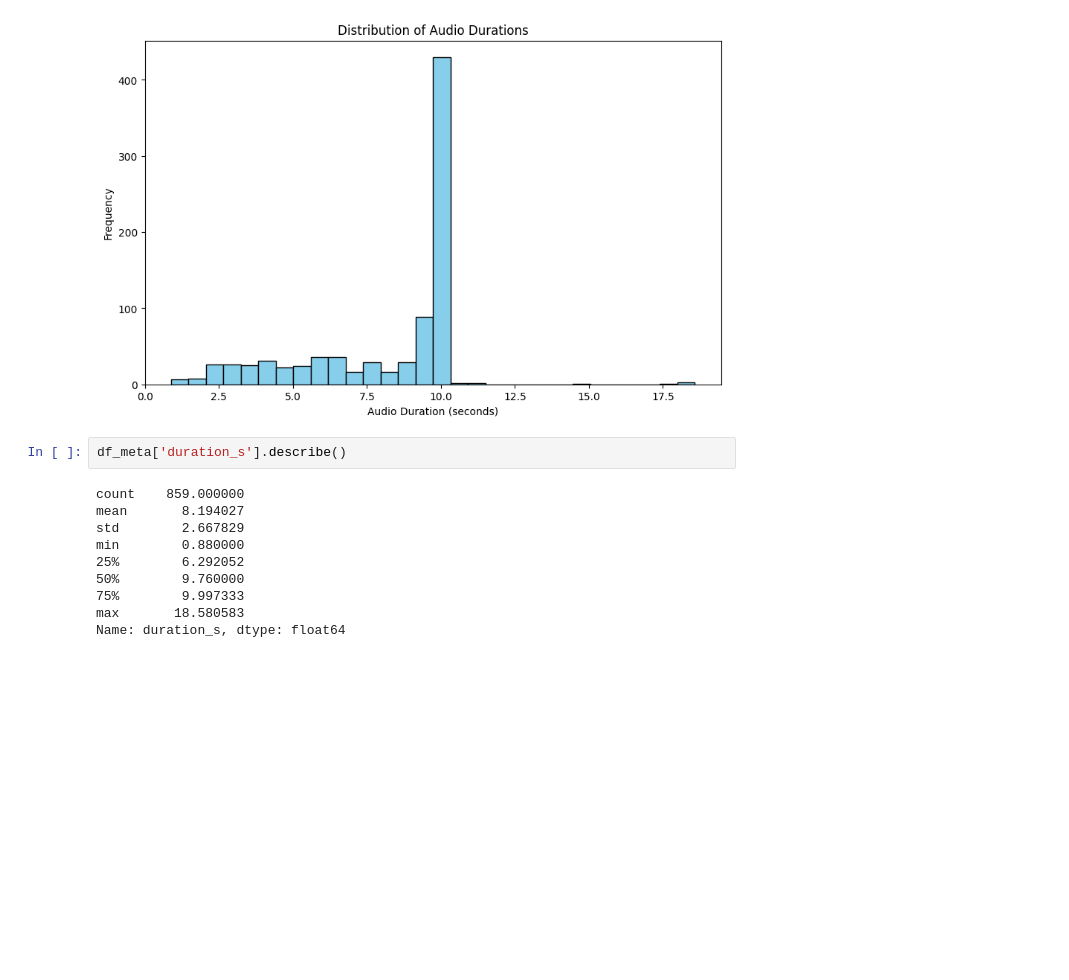
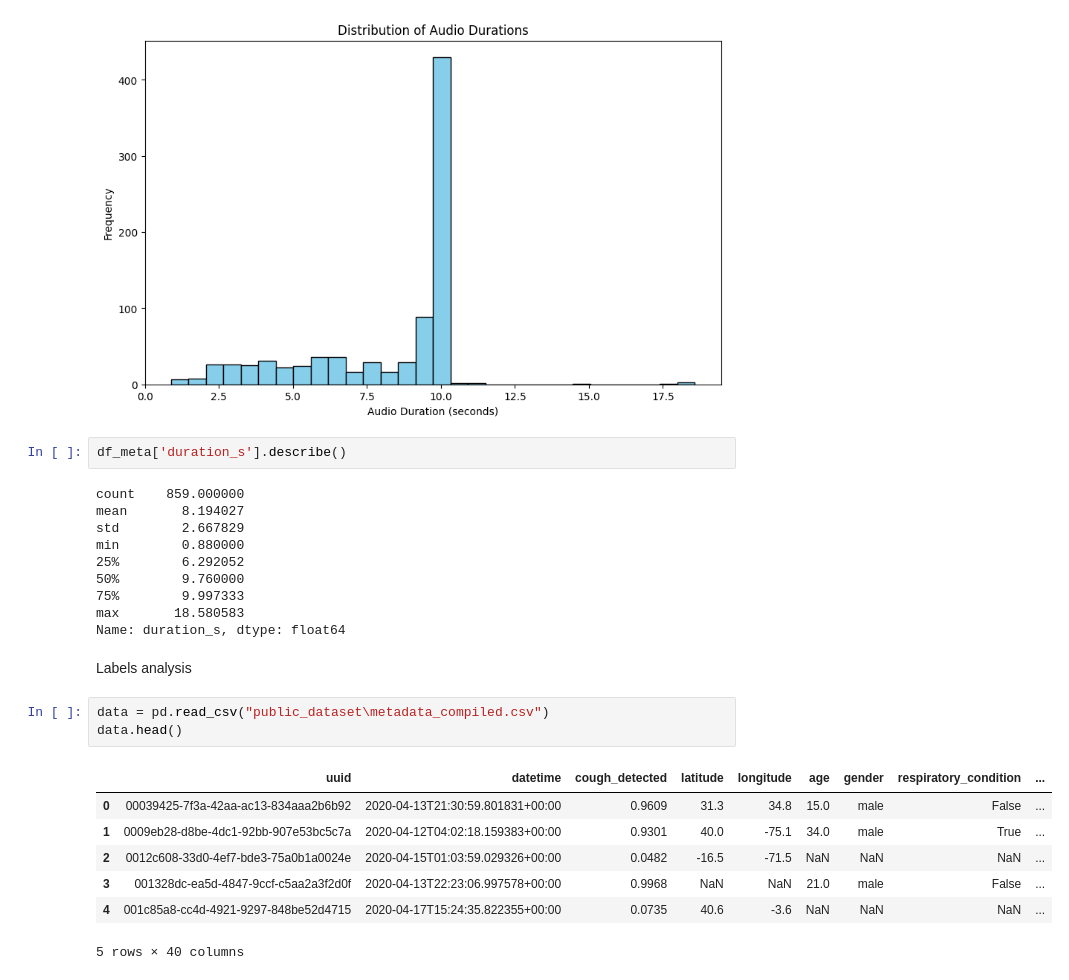
Before and after one commit to jimmytrn154/Respiratory_EDA, a Jupyter notebook: eda3Test.ipynb, the cells around one changed output. Saved outputs shown, nothing was run; the diff lists cells and outputs as text; blank space fills up the shorter version.

```diff
--- a/eda3Test.ipynb
+++ b/eda3Test.ipynb
@@ -90,3 +90,16 @@ min        0.880000
 75%        9.997333
 max       18.580583
 Name: duration_s, dtype: float64
+# %% [markdown]
+Labels analysis
+# %%
+data = pd.read_csv("public_dataset\metadata_compiled.csv")
+data.head()
+# %% [output]
+|  | uuid | datetime | cough_detected | latitude | longitude | age | gender | respiratory_condition | ... |
+| 0 | 00039425-7f3a-42aa-ac13-834aaa2b6b92 | 2020-04-13T21:30:59.801831+00:00 | 0.9609 | 31.3 | 34.8 | 15.0 | male | False | ... |
+| 1 | 0009eb28-d8be-4dc1-92bb-907e53bc5c7a | 2020-04-12T04:02:18.159383+00:00 | 0.9301 | 40.0 | -75.1 | 34.0 | male | True | ... |
+| 2 | 0012c608-33d0-4ef7-bde3-75a0b1a0024e | 2020-04-15T01:03:59.029326+00:00 | 0.0482 | -16.5 | -71.5 | NaN | NaN | NaN | ... |
+| 3 | 001328dc-ea5d-4847-9ccf-c5aa2a3f2d0f | 2020-04-13T22:23:06.997578+00:00 | 0.9968 | NaN | NaN | 21.0 | male | False | ... |
+| 4 | 001c85a8-cc4d-4921-9297-848be52d4715 | 2020-04-17T15:24:35.822355+00:00 | 0.0735 | 40.6 | -3.6 | NaN | NaN | NaN | ... |
+5 rows × 40 columns
```
Also changed, not shown: parts of 6 cells of this notebook, 6 other files.
